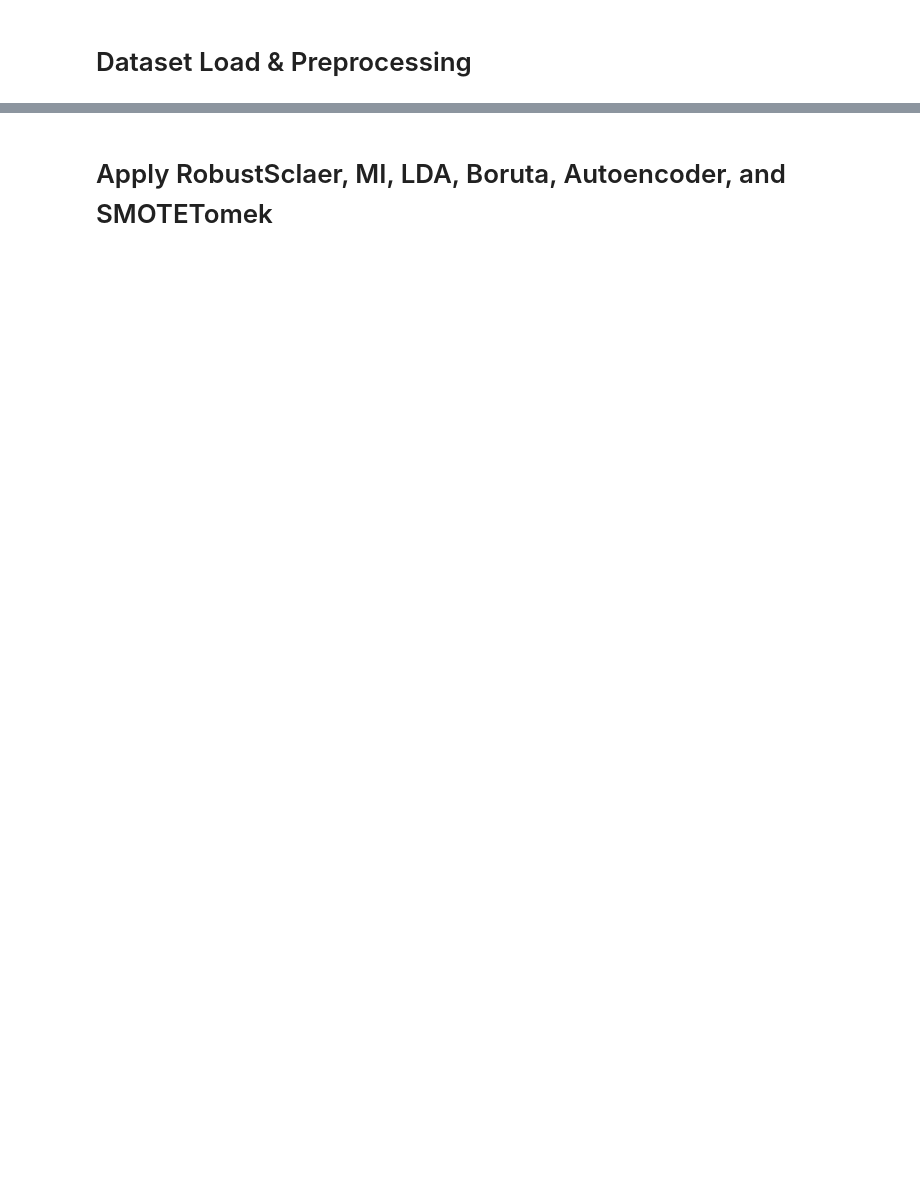
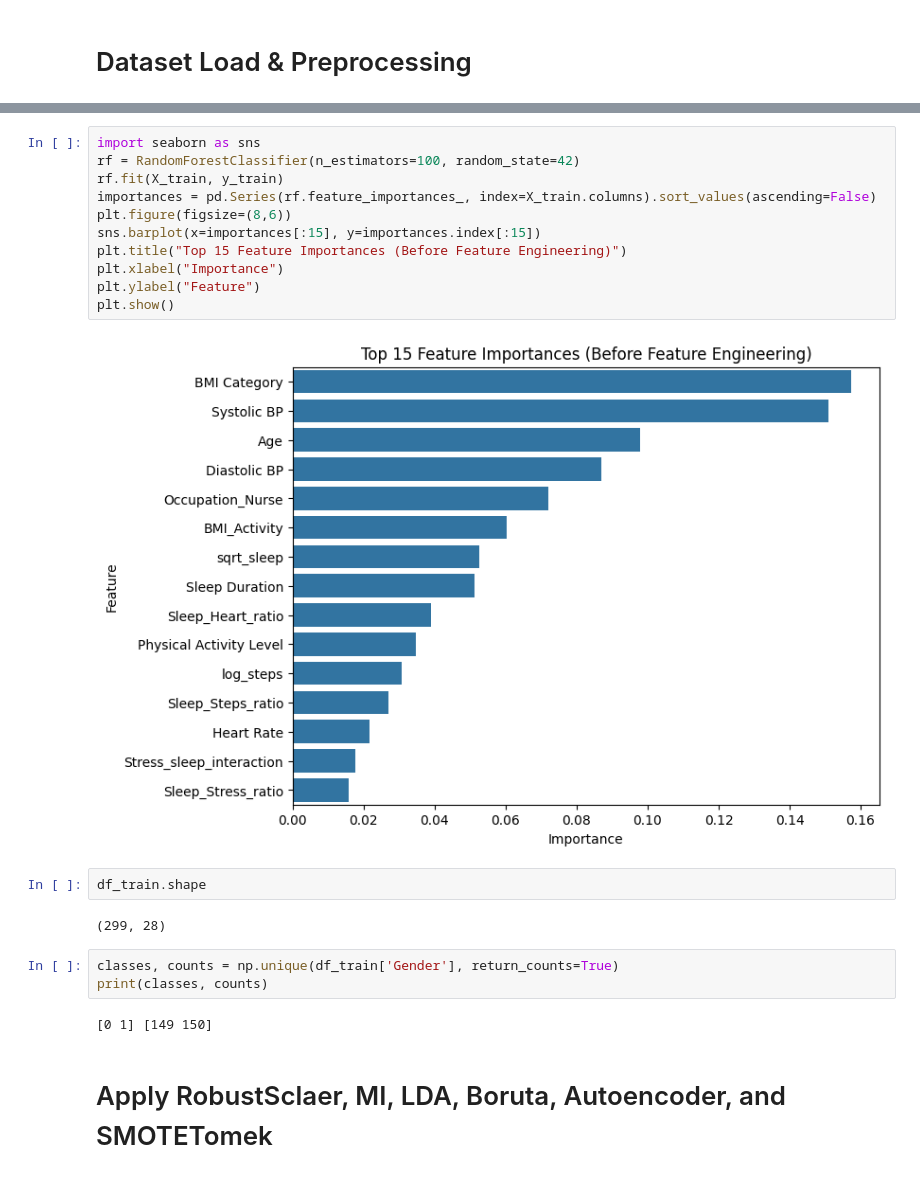
Before and after one commit to Miftahul-adib/sleep-disorder, a Jupyter notebook: Improving_Sleep_Disorder_Prediction.ipynb, the cells around one changed output, grey strips where cells are left out. Cells and saved outputs as stored; diff of their text form; blank space fills up the shorter version.

```diff
--- a/Improving_Sleep_Disorder_Prediction.ipynb
+++ b/Improving_Sleep_Disorder_Prediction.ipynb
@@ -98,3 +112,25 @@ X_train, X_test, y_train, y_test = train_test_split(X, y, test_size=0.20, random
+# %%
+import seaborn as sns
+rf = RandomForestClassifier(n_estimators=100, random_state=42)
+rf.fit(X_train, y_train)
+importances = pd.Series(rf.feature_importances_, index=X_train.columns).sort_values(ascending=False)
+plt.figure(figsize=(8,6))
+sns.barplot(x=importances[:15], y=importances.index[:15])
+plt.title("Top 15 Feature Importances (Before Feature Engineering)")
+plt.xlabel("Importance")
+plt.ylabel("Feature")
+plt.show()
+# %% [output]
+[figure, added]
+# %%
+df_train.shape
+# %% [output]
+(299, 28)
+# %%
+classes, counts = np.unique(df_train['Gender'], return_counts=True)
+print(classes, counts)
+# %% [output]
+[0 1] [149 150]
 # %% [markdown]
 # Apply RobustSclaer, MI, LDA, Boruta, Autoencoder, and SMOTETomek
 # %%
```
Also changed, not shown: parts of 26 cells of this notebook.
